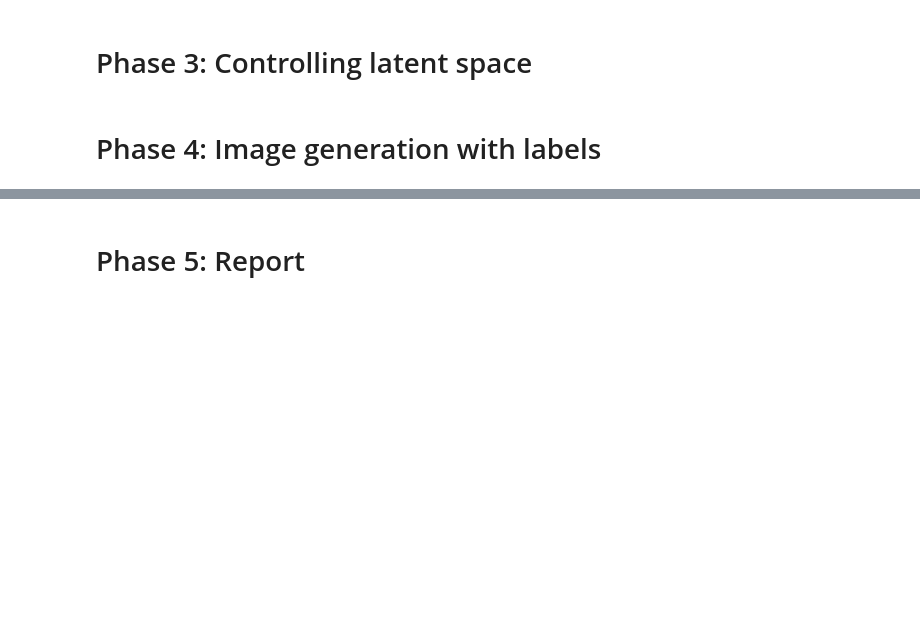
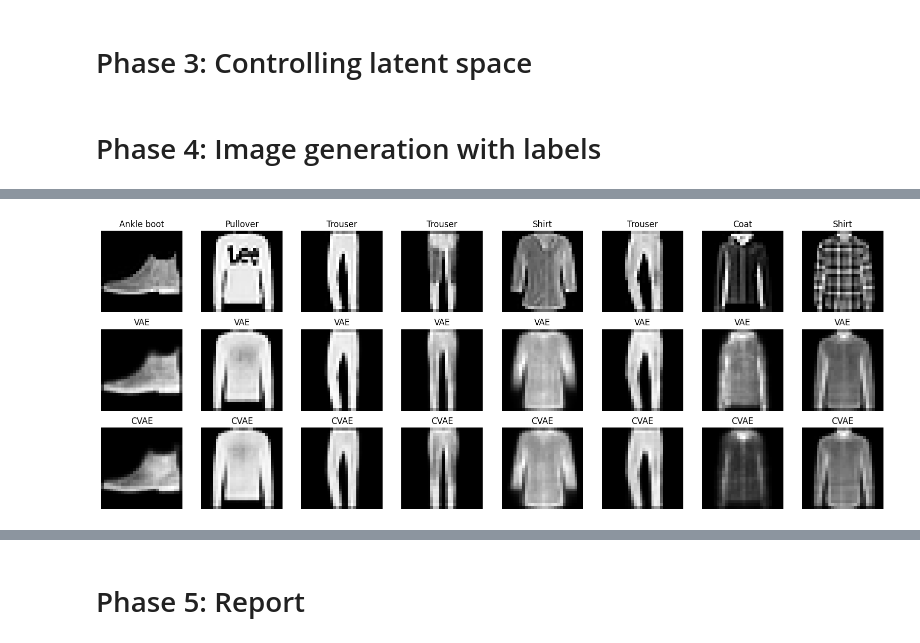
Before and after one commit to AMBandariM/vae-from-scratch, a Jupyter notebook: main.ipynb, the cells around one changed output, grey strips where cells are left out. Drawn from its saved outputs; the diff is of its cells as text; code cells hidden in the pictures; blank space fills up the shorter version.

```diff
--- a/main.ipynb
+++ b/main.ipynb
@@ -646,0 +852,40 @@ FID: 7.7727
+# %%
+def compare_reconstruction_test(vae, cvae, loader, n=8):
+
+    vae.eval()
+    cvae.eval()
+
+    x, labels = next(iter(loader))
+    x = x[:n].to(device)
+    labels = labels[:n].to(device)
+
+    with torch.no_grad():
+        recon_vae, _, _ = vae(x)
+        recon_cvae, _, _ = cvae(x, labels)
+
+    fig, axes = plt.subplots(3, n, figsize=(2*n, 6))
+
+    for i in range(n):
+        axes[0, i].imshow(x[i][0].cpu(), cmap='gray')
+        axes[0, i].set_title(class_names[labels[i]])
+        axes[0, i].axis('off')
+
+        axes[1, i].imshow(recon_vae[i][0].cpu(), cmap='gray')
+        axes[1, i].set_title("VAE")
+        axes[1, i].axis('off')
+
+        axes[2, i].imshow(recon_cvae[i][0].cpu(), cmap='gray')
+        axes[2, i].set_title("CVAE")
+        axes[2, i].axis('off')
+
+    axes[0, 0].set_ylabel("Original")
+    axes[1, 0].set_ylabel("VAE")
+    axes[2, 0].set_ylabel("CVAE")
+
+    plt.tight_layout()
+    plt.show()
+
+
+compare_reconstruction_test(vae_base, cvae, test_loader)
+# %% [output]
+[figure, added]
```
Also changed, not shown: parts of 9 cells of this notebook.
